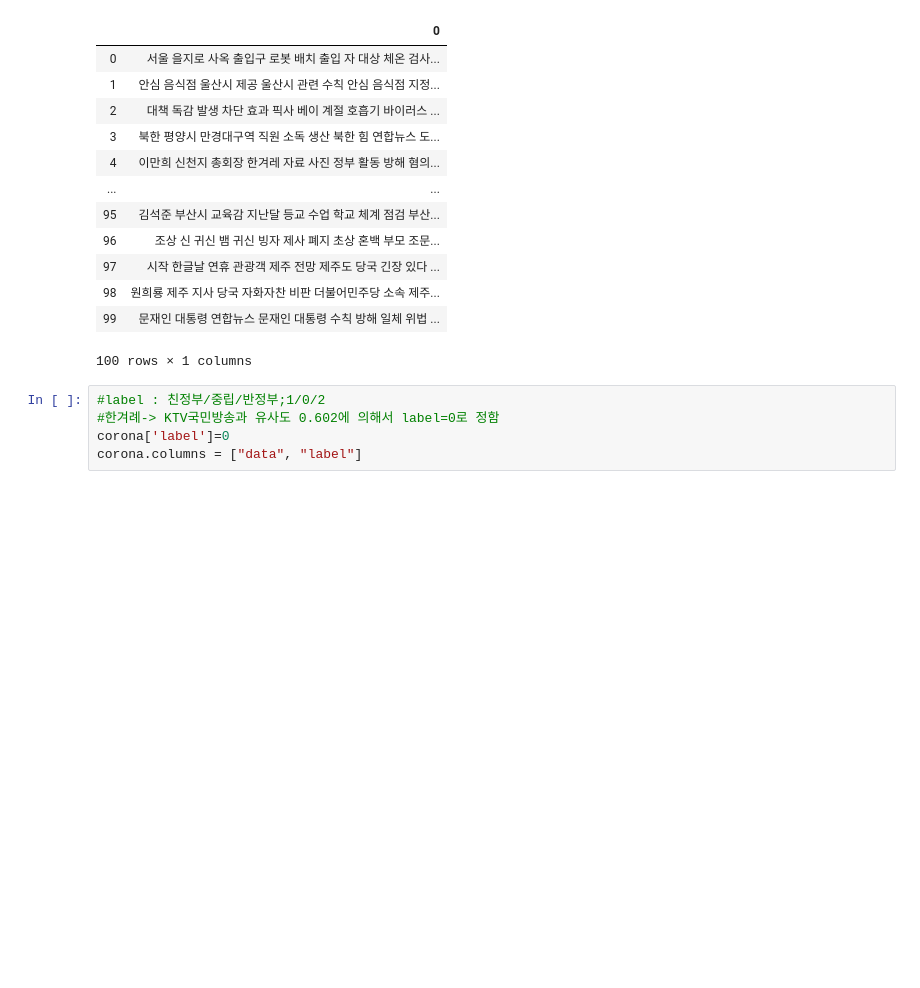
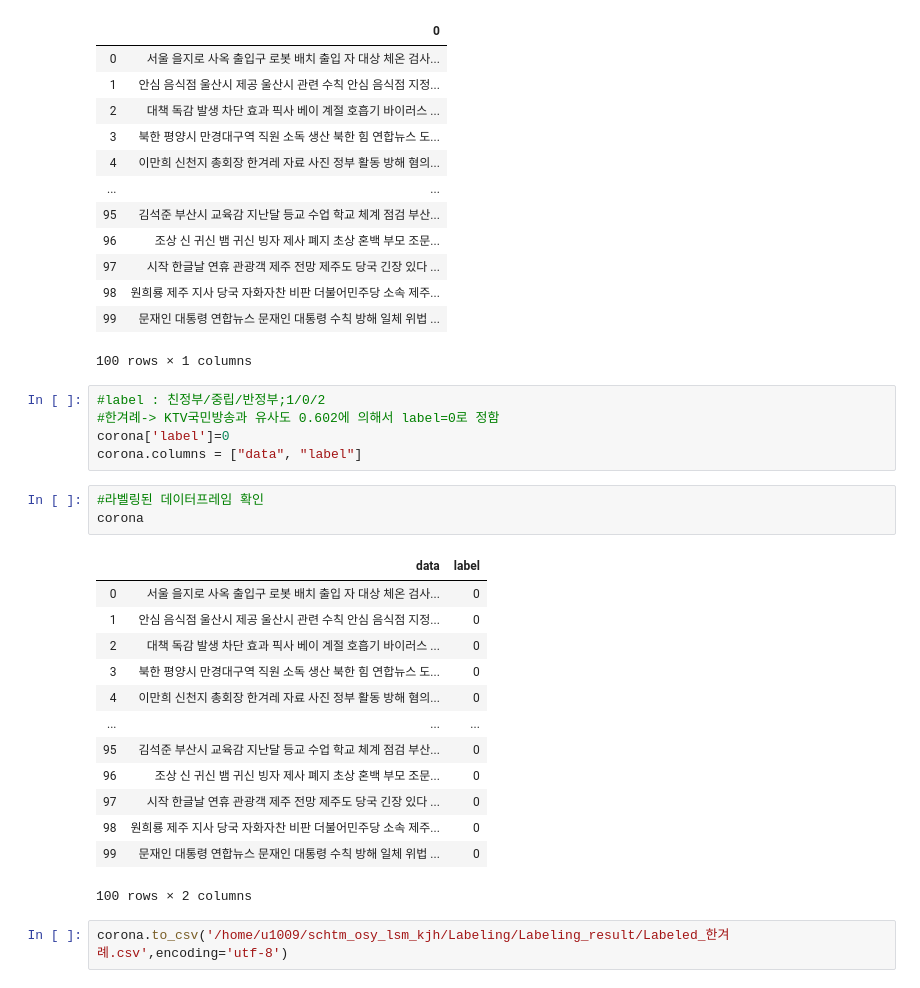
Before and after one commit to NAYANANG/2020_Text-Mining, a Jupyter notebook: Labeling/Labeling_code/Labeling_한겨례.ipynb, the cells around one changed output. Drawn from its saved outputs; the diff is of its cells as text; blank space fills up the shorter version.

```diff
--- a/Labeling/Labeling_code/Labeling_한겨례.ipynb
+++ b/Labeling/Labeling_code/Labeling_한겨례.ipynb
@@ -102,3 +92,22 @@ corona
 #한겨례-> KTV국민방송과 유사도 0.602에 의해서 label=0로 정함
 corona['label']=0
 corona.columns = ["data", "label"]
+# %%
+#라벨링된 데이터프레임 확인
+corona
+# %% [output]
+|  | data | label |
+| 0 | 서울 을지로 사옥 출입구 로봇 배치 출입 자 대상 체온 검사... | 0 |
+| 1 | 안심 음식점 울산시 제공 울산시 관련 수칙 안심 음식점 지정... | 0 |
+| 2 | 대책 독감 발생 차단 효과 픽사 베이 계절 호흡기 바이러스 ... | 0 |
+| 3 | 북한 평양시 만경대구역 직원 소독 생산 북한 힘 연합뉴스 도... | 0 |
+| 4 | 이만희 신천지 총회장 한겨레 자료 사진 정부 활동 방해 혐의... | 0 |
+| ... | ... | ... |
+| 95 | 김석준 부산시 교육감 지난달 등교 수업 학교 체계 점검 부산... | 0 |
+| 96 | 조상 신 귀신 뱀 귀신 빙자 제사 폐지 초상 혼백 부모 조문... | 0 |
+| 97 | 시작 한글날 연휴 관광객 제주 전망 제주도 당국 긴장 있다 ... | 0 |
+| 98 | 원희룡 제주 지사 당국 자화자찬 비판 더불어민주당 소속 제주... | 0 |
+| 99 | 문재인 대통령 연합뉴스 문재인 대통령 수칙 방해 일체 위법 ... | 0 |
+100 rows × 2 columns
+# %%
+corona.to_csv('/home/u1009/schtm_osy_lsm_kjh/Labeling/Labeling_result/Labeled_한겨례.csv',encoding='utf-8')
```
Also changed, not shown: parts of 1 cell of this notebook.
